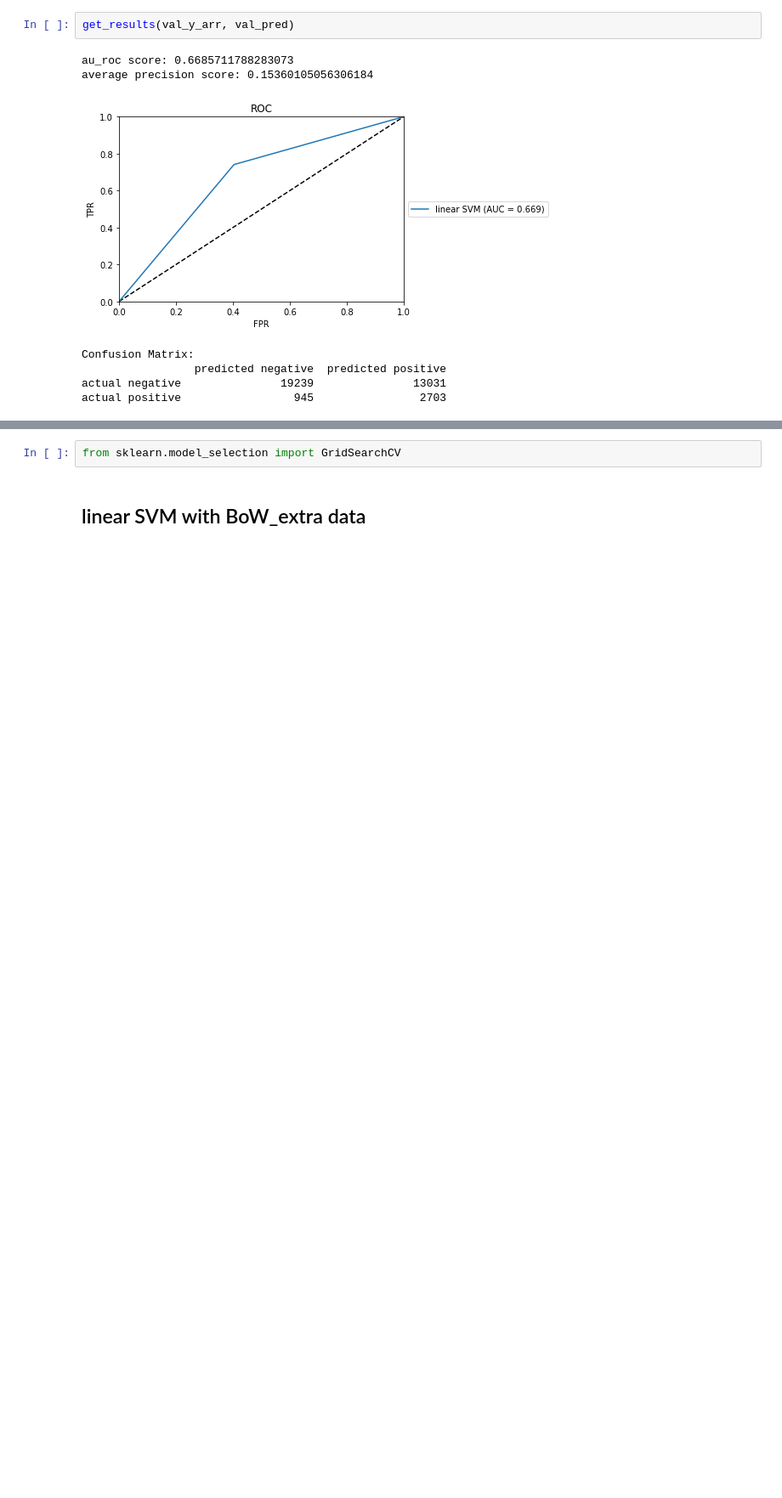
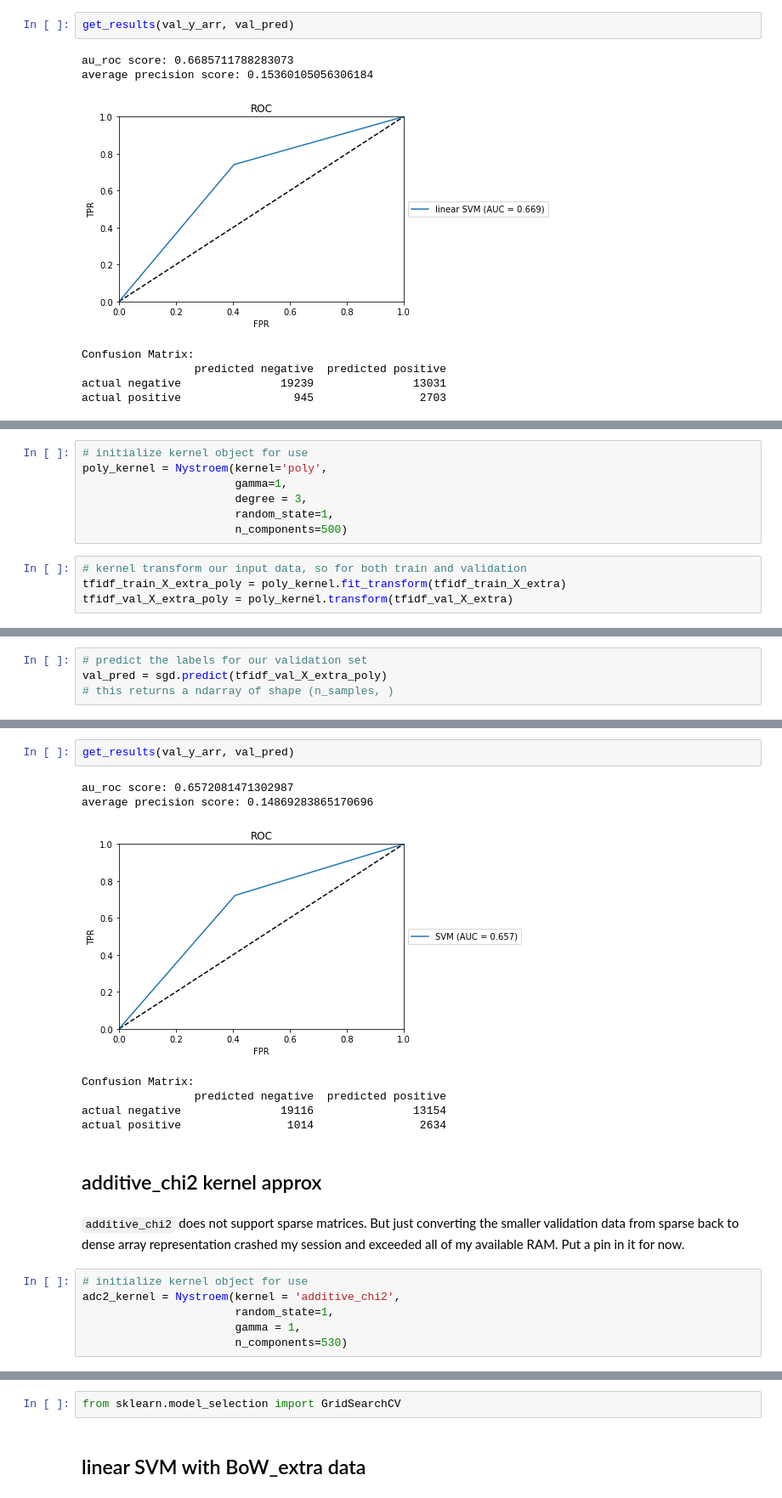
Before and after one commit to cc6580/DSGA1003_Proj, a Jupyter notebook: cc_SVM.ipynb, the cells around one changed output, grey strips where cells are left out. Shown: that part at 85% size. Drawn from its saved outputs; the diff is of its cells as text; blank space fills up the shorter version.

```diff
--- a/cc_SVM.ipynb
+++ b/cc_SVM.ipynb
@@ -423,0 +532,11 @@ Let's try kernels first
+# %%
+# initialize kernel object for use
+poly_kernel = Nystroem(kernel='poly',
+                       gamma=1,
+                       degree = 3,
+                       random_state=1,
+                       n_components=500)
+# %%
+# kernel transform our input data, so for both train and validation
+tfidf_train_X_extra_poly = poly_kernel.fit_transform(tfidf_train_X_extra)
+tfidf_val_X_extra_poly = poly_kernel.transform(tfidf_val_X_extra)
@@ -423,0 +560,4 @@ Let's try kernels first
+# %%
+# predict the labels for our validation set
+val_pred = sgd.predict(tfidf_val_X_extra_poly)
+# this returns a ndarray of shape (n_samples, )
@@ -423,0 +568,20 @@ Let's try kernels first
+# %%
+get_results(val_y_arr, val_pred)
+# %% [output]
+au_roc score: 0.6572081471302987
+average precision score: 0.14869283865170696
+[figure, added]
+Confusion Matrix:
+                 predicted negative  predicted positive
+actual negative               19116               13154
+actual positive                1014                2634
+# %% [markdown]
+## additive_chi2 kernel approx
+# %% [markdown]
+`additive_chi2` does not support sparse matrices. But just converting the smaller validation data from sparse back to dense array representation crashed my session and exceeded all of my available RAM. Put a pin in it for now.
+# %%
+# initialize kernel object for use
+adc2_kernel = Nystroem(kernel = 'additive_chi2',
+                       random_state=1,
+                       gamma = 1,
+                       n_components=530)
```
Also changed, not shown: parts of 77 cells of this notebook.
